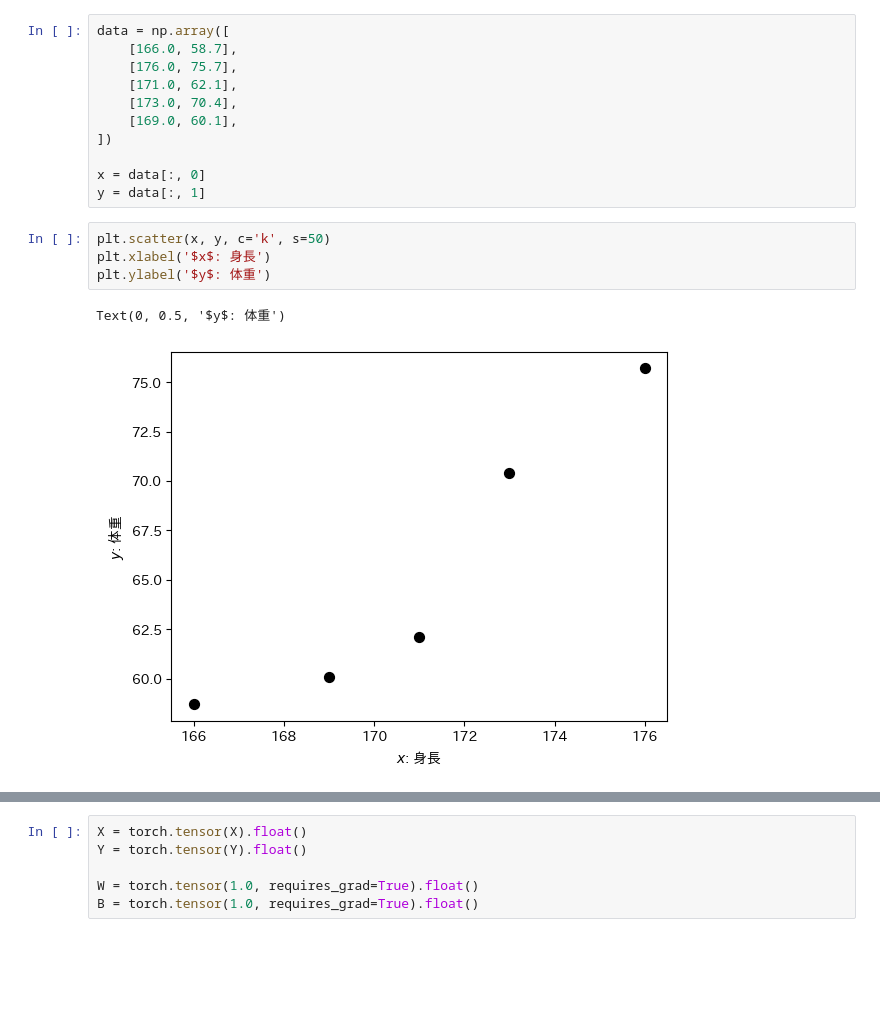
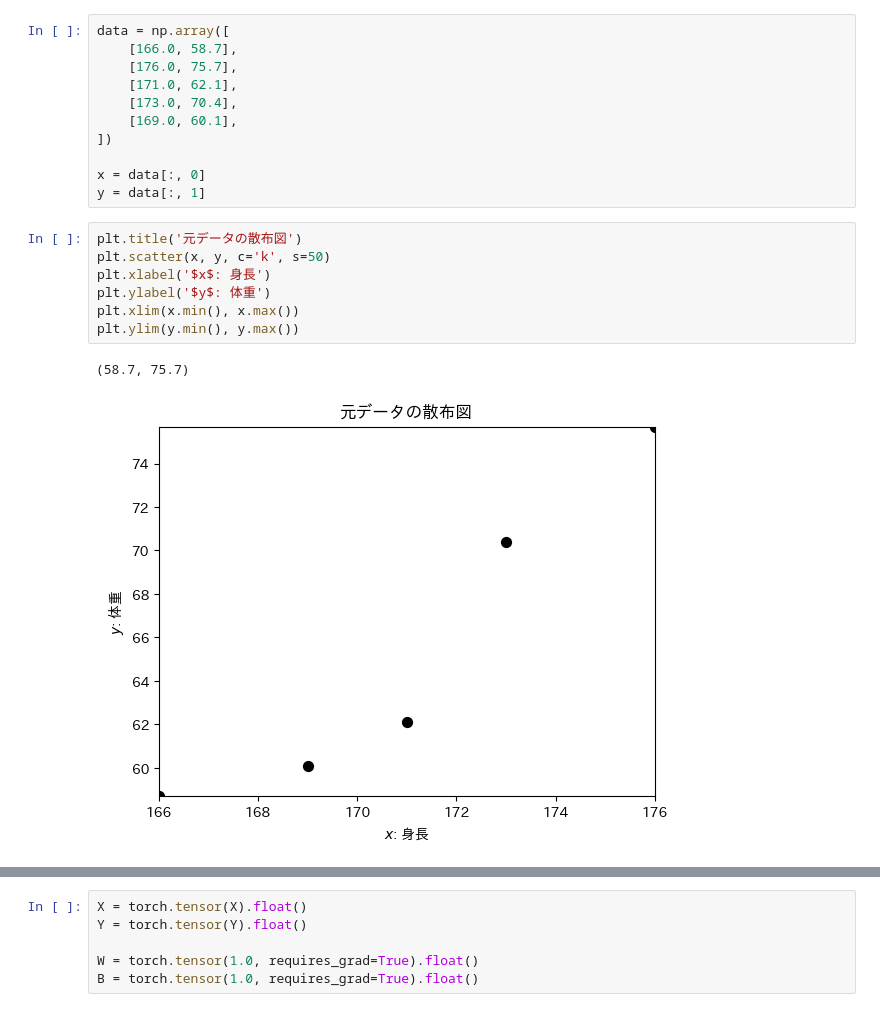
Before and after one commit to Yu5656/machine-learning_101, a Jupyter notebook: torch00.ipynb, the cells around one changed output, grey strips where cells are left out. Saved outputs shown, nothing was run; the diff lists cells and outputs as text; blank space fills up the shorter version.

```diff
--- a/torch00.ipynb
+++ b/torch00.ipynb
@@ -18,10 +18,13 @@ data = np.array([
 x = data[:, 0]
 y = data[:, 1]
 # %%
+plt.title('元データの散布図')
 plt.scatter(x, y, c='k', s=50)
 plt.xlabel('$x$: 身長')
 plt.ylabel('$y$: 体重')
+plt.xlim(x.min(), x.max())
+plt.ylim(y.min(), y.max())
 # %% [output]
-Text(0, 0.5, '$y$: 体重')
+(58.7, 75.7)
-[figure, old version]
+[figure, new version]
 # %%
```
Also changed, not shown: parts of 8 cells of this notebook.
